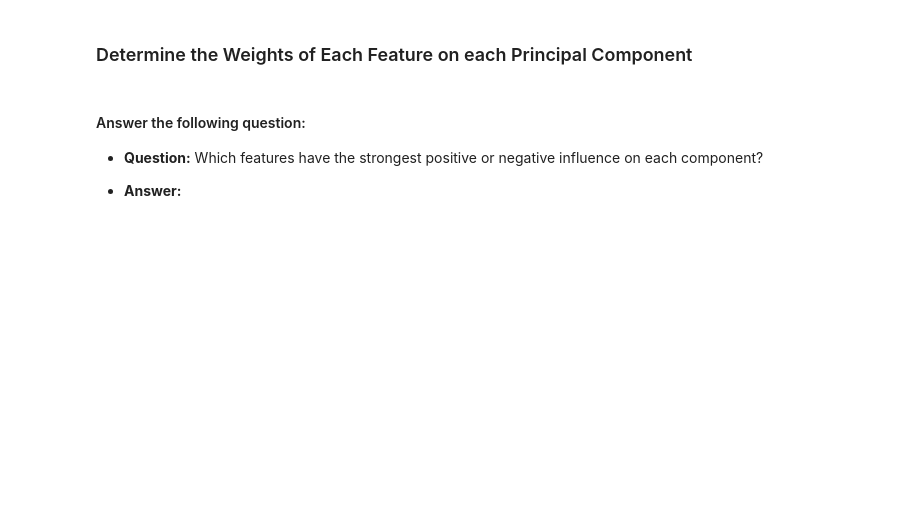
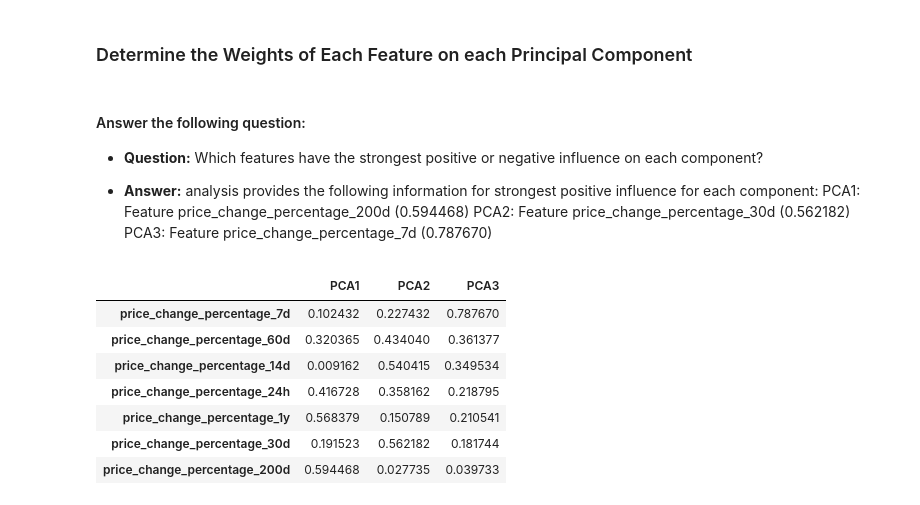
Before and after one commit to kramer2024/CryptoClustering, a Jupyter notebook: Crypto_Clustering.ipynb, the cells around one changed output. Saved outputs shown, nothing was run; the diff lists cells and outputs as text; code cells hidden in the pictures; blank space fills up the shorter version.

```diff
--- a/Crypto_Clustering.ipynb
+++ b/Crypto_Clustering.ipynb
@@ -391,4 +371,22 @@ pca_data_df_copy.plot.scatter(
 
 * **Question:** Which features have the strongest positive or negative influence on each component?
 
-* **Answer:**
+* **Answer:** analysis provides the following information for strongest positive influence for each component:
+            PCA1: Feature price_change_percentage_200d (0.594468)
+            PCA2: Feature price_change_percentage_30d (0.562182)
+            PCA3: Feature price_change_percentage_7d (0.787670)
+# %%
+weights1 = pca.components_
+weights1_df = pd.DataFrame(weights.T, columns=['PCA1', 'PCA2', 'PCA3'], index= scaled_stock_data_df.columns)
+sorted_weights = weights1_df.abs().sort_values(by='PCA3', ascending= False)
+# weights_df
+sorted_weights
+# %% [output]
+|  | PCA1 | PCA2 | PCA3 |
+| price_change_percentage_7d | 0.102432 | 0.227432 | 0.787670 |
+| price_change_percentage_60d | 0.320365 | 0.434040 | 0.361377 |
+| price_change_percentage_14d | 0.009162 | 0.540415 | 0.349534 |
+| price_change_percentage_24h | 0.416728 | 0.358162 | 0.218795 |
+| price_change_percentage_1y | 0.568379 | 0.150789 | 0.210541 |
+| price_change_percentage_30d | 0.191523 | 0.562182 | 0.181744 |
+| price_change_percentage_200d | 0.594468 | 0.027735 | 0.039733 |
```
Also changed, not shown: parts of 3 cells of this notebook, 5 other files.
